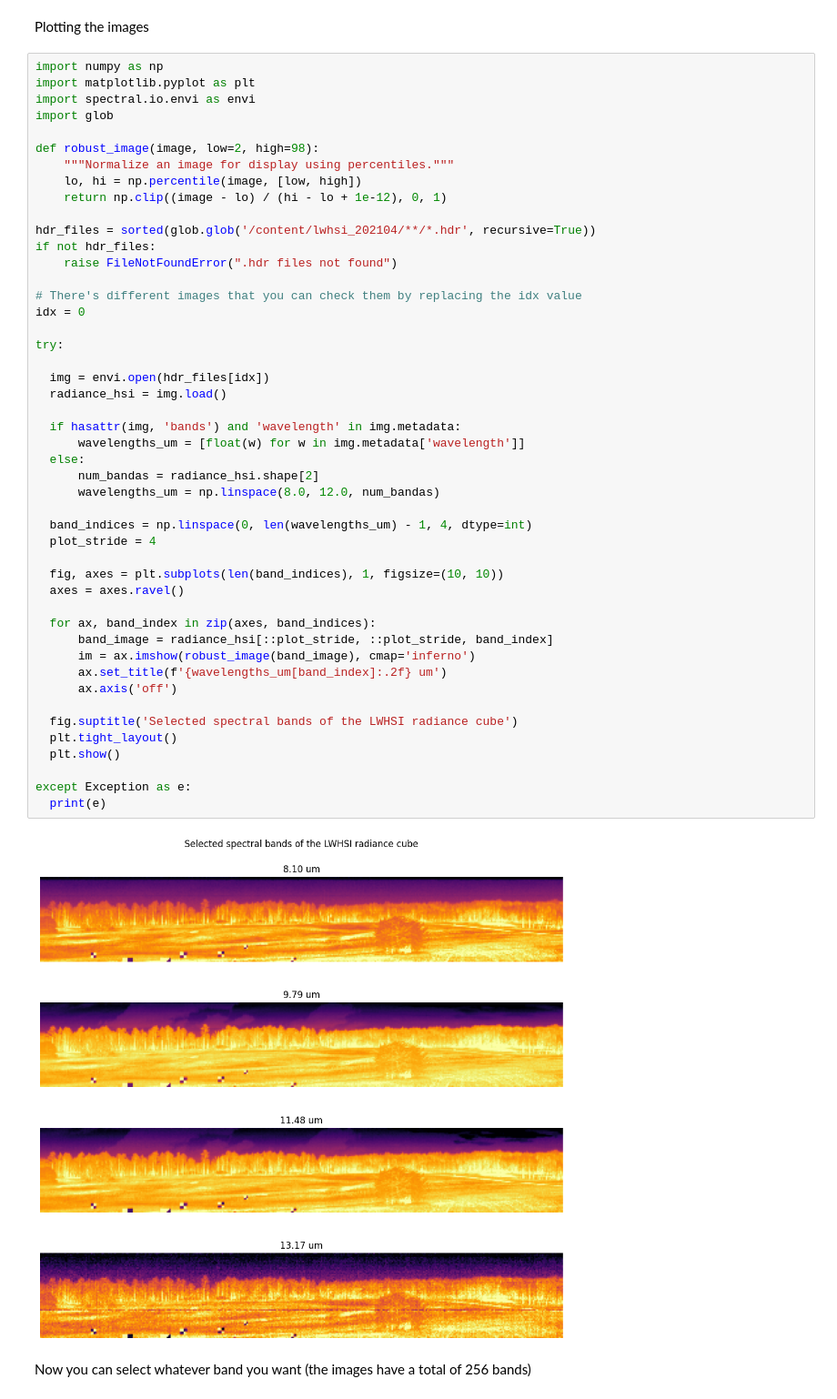
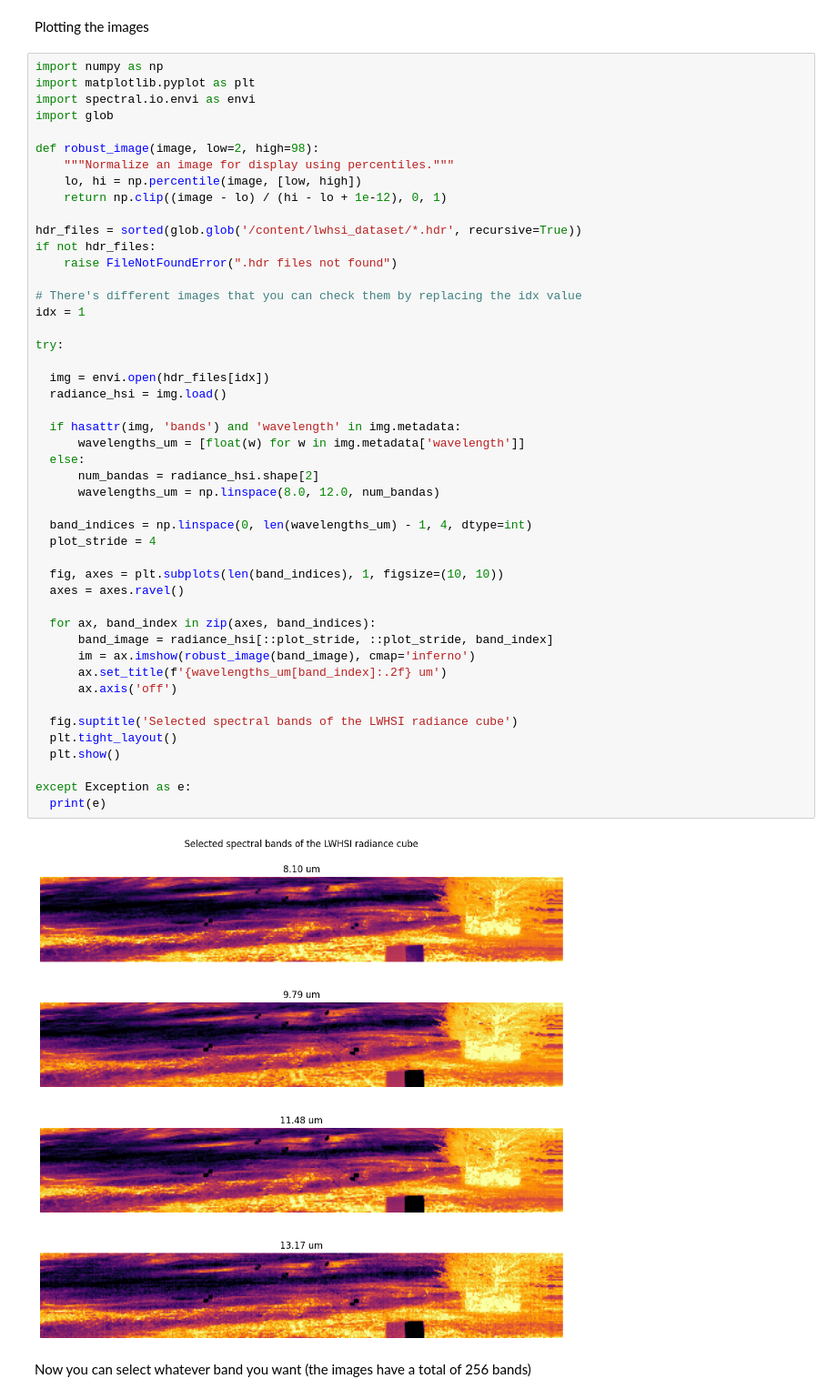
Before and after one commit to MarinPedro/ThermalProject2026_HOCV, a Jupyter notebook: SCV_P.ipynb, the cells around one changed output. Shown at 91% size. Cells and saved outputs as stored; diff of their text form.

```diff
--- a/SCV_P.ipynb
+++ b/SCV_P.ipynb
@@ -32,44 +50,44 @@ def robust_image(image, low=2, high=98):
     lo, hi = np.percentile(image, [low, high])
     return np.clip((image - lo) / (hi - lo + 1e-12), 0, 1)
 
-hdr_files = sorted(glob.glob('/content/lwhsi_202104/**/*.hdr', recursive=True))
+hdr_files = sorted(glob.glob('/content/lwhsi_dataset/*.hdr', recursive=True))
 if not hdr_files:
     raise FileNotFoundError(".hdr files not found")
 
 # There's different images that you can check them by replacing the idx value
-idx = 0
+idx = 1
 
 try:
 
   img = envi.open(hdr_files[idx])
   radiance_hsi = img.load()
 
   if hasattr(img, 'bands') and 'wavelength' in img.metadata:
       wavelengths_um = [float(w) for w in img.metadata['wavelength']]
   else:
       num_bandas = radiance_hsi.shape[2]
       wavelengths_um = np.linspace(8.0, 12.0, num_bandas)
 
   band_indices = np.linspace(0, len(wavelengths_um) - 1, 4, dtype=int)
   plot_stride = 4
 
   fig, axes = plt.subplots(len(band_indices), 1, figsize=(10, 10))
   axes = axes.ravel()
 
   for ax, band_index in zip(axes, band_indices):
       band_image = radiance_hsi[::plot_stride, ::plot_stride, band_index]
       im = ax.imshow(robust_image(band_image), cmap='inferno')
       ax.set_title(f'{wavelengths_um[band_index]:.2f} um')
       ax.axis('off')
 
   fig.suptitle('Selected spectral bands of the LWHSI radiance cube')
   plt.tight_layout()
   plt.show()
 
 except Exception as e:
   print(e)
 # %% [output]
-[figure, old version]
+[figure, new version]
 # %% [markdown]
 Now you can select whatever band you want (the images have a total of 256 bands)
 # %%
```
Also changed, not shown: parts of 7 cells of this notebook.
